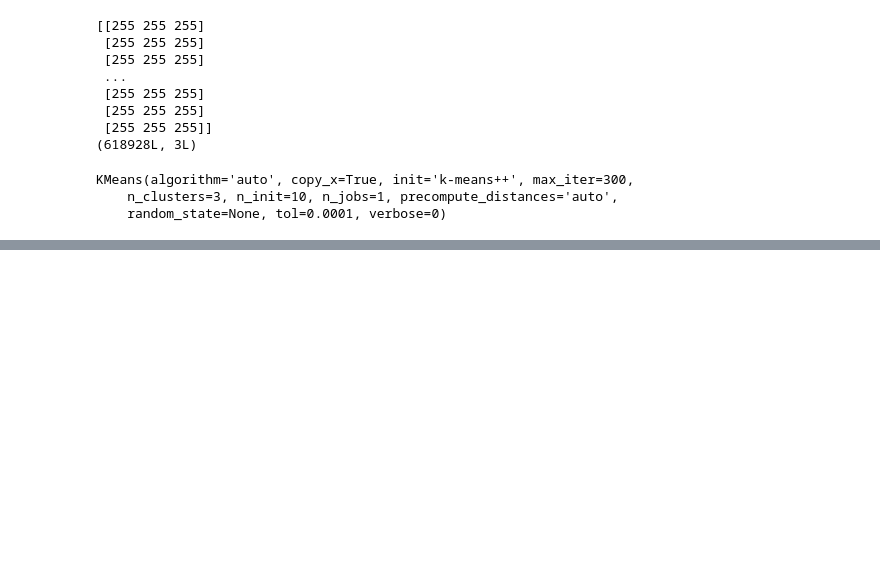
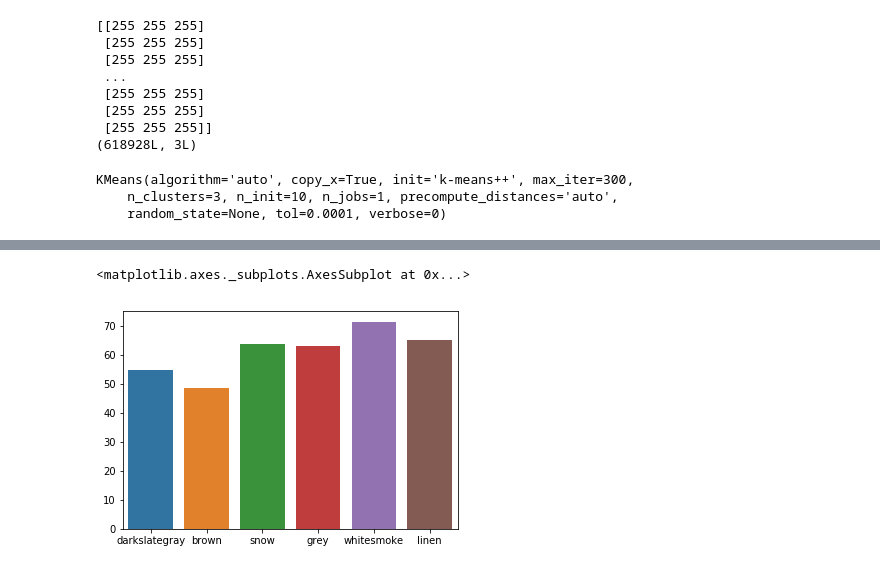
Before and after one commit to Amit8273600243/most_dominant_colour, a Jupyter notebook: Colorify.ipynb, the cells around one changed output, grey strips where cells are left out. Saved outputs shown, nothing was run; the diff lists cells and outputs as text; code cells hidden in the pictures; blank space fills up the shorter version.

```diff
--- a/Colorify.ipynb
+++ b/Colorify.ipynb
@@ -66,0 +106,18 @@ plt.show()
+# %%
+max_percentage = []
+rgb_values = []
+label = [0,0,0,0]
+for i in range(len(images)):
+    images[i] = images[i].reshape(images[i].shape[0] * images[i].shape[1], images[i].shape[2])
+    clf = KMeans(n_clusters=K)
+    clf.fit(images[i])
+    for x in clf.labels_:
+        label[x] += 1
+    label_sum = images[i].shape[0]
+    label = [float(x) / label_sum for x in label]
+    m = max(label)
+    ind = label.index(max(label))
+    m = m*100
+    max_percentage.append(m)
+    colors = [[int(value) for value in row] for row in clf.cluster_centers_]
+    rgb_values.append(colors[ind])
@@ -66,0 +192,3 @@ plt.show()
+# %%
+list_of_tuple = list(zip(color_name,max_percentage))
+list_of_list = [list(x) for x in list_of_tuple]
@@ -66,0 +208,19 @@ plt.show()
+# %%
+m = 0;
+avg_p = []
+col = []
+for i in list_of_list:
+    c = 0
+    avg = 0
+    l = i[0]
+    if l not in col:
+        for j in list_of_list:
+            if(l==j[0]):
+                avg += j[1]
+                c += 1
+        m = avg/c
+        print(m)
+        avg_p.append(m)
+        col.append(l)
+
+print(col)
@@ -66,0 +235,6 @@ plt.show()
+# %%
+import seaborn as sns
+sns.barplot(col, avg_p)
+# %% [output]
+<matplotlib.axes._subplots.AxesSubplot at 0x...>
+[figure, added]
```
Also changed, not shown: parts of 11 cells of this notebook, 20 other files.
